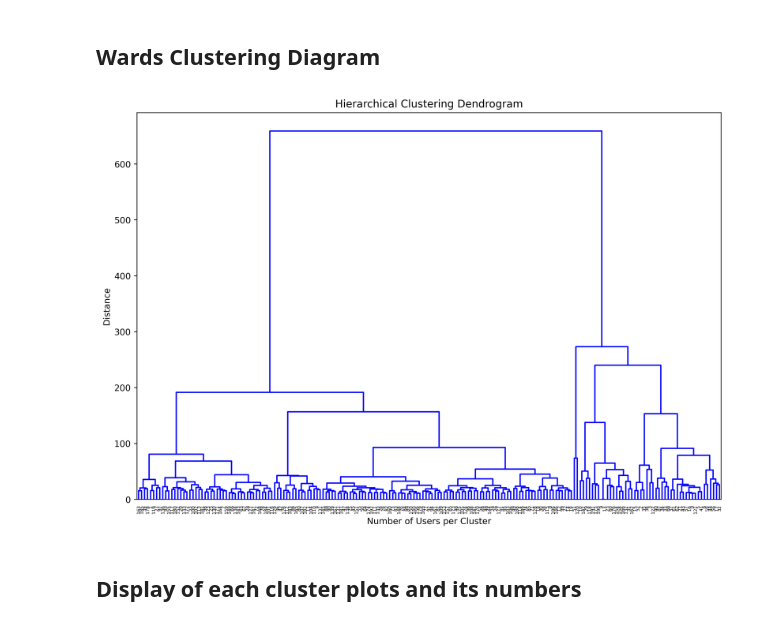
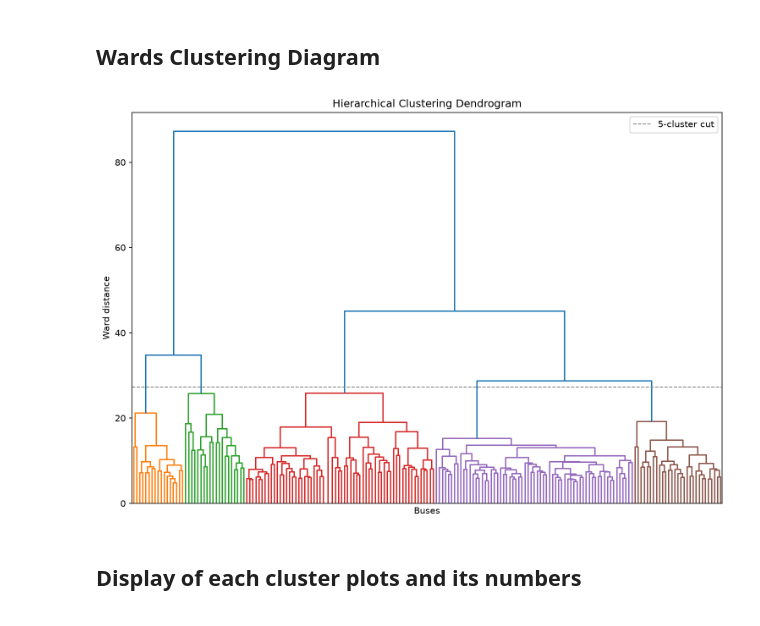
Before and after one commit to nnr2611/Residential-Energy-Forecasting-LSTM-XGBoost-hybrid-model, a Jupyter notebook: IowaState.ipynb, the cells around one changed output. Cells and saved outputs as stored; diff of their text form; code cells hidden in the pictures.

```diff
--- a/IowaState.ipynb
+++ b/IowaState.ipynb
@@ -9,2 +3,11 @@ To: /content/Smart Meter Data - Copy.csv
+# %%
+from pathlib import Path
+
+# Iowa State 240-bus test system: hourly nodal energy consumption (kWh) for 2017, one sheet per feeder
+DATA_DIR = Path(r"C:\Users\nithi\Downloads\Smart Meter Data\Smart Meter Data (06.17.2019)")
+DATA_FILE = DATA_DIR / "Smart Meter Data.xlsx"
+FEEDER_SHEETS = ["FeederA_Smart Meter Data", "FeederB_Smart Meter Data", "FeederC_Smart Meter Data"]
+
+assert DATA_FILE.exists(), f"Data file not found: {DATA_FILE}"
 # %% [markdown]
 ## **Data Preprocessing**
@@ -43,36 +112,35 @@ final_df = summer_df.resample('D').sum()
 # %%
 # Normalize using MinMaxScaler (range 0 to 5)
 scaler = MinMaxScaler(feature_range=(0, 5))
 scaled_df = pd.DataFrame(scaler.fit_transform(final_df), columns=final_df.columns, index=final_df.index)
 
-# Compute Euclidean distance matrix
-def calculate_euc_relational_matrix(data):
-    num_columns = data.shape[1]
-    euc_matrix = np.zeros((num_columns, num_columns))
-    for i in range(num_columns):
-        for j in range(num_columns):
-            euc_matrix[i, j] = euclidean(data.iloc[:, i].values, data.iloc[:, j].values)
-    return euc_matrix
+# Perform hierarchical (Ward) clustering.
+# Ward needs the raw observations (one row per bus, one column per day), NOT a precomputed distance matrix:
+# it computes the Euclidean distances itself, and passing a square matrix makes SciPy treat each
+# matrix row as a feature vector (the "uncondensed distance matrix" ClusterWarning).
+def hierarchical_clustering(profiles, num_clusters, dpi=400):
+    linkage_matrix = linkage(profiles, method="ward")
 
-e_mat_d = calculate_euc_relational_matrix(scaled_df)
+    # Colour the dendrogram by cluster: cut halfway between the (k-1)th and kth last merges
+    cut = (linkage_matrix[-num_clusters, 2] + linkage_matrix[-(num_clusters - 1), 2]) / 2
 
-# Perform hierarchical clustering
-def hierarchical_clustering(dtw_matrix, num_clusters, dpi=400):
-    linkage_matrix = linkage(dtw_matrix, method="ward")
     plt.figure(figsize=(12, 8), dpi=dpi)
-    dendrogram(linkage_matrix, color_threshold=0, above_threshold_color='blue')
-    plt.xlabel('Number of Users per Cluster')
-    plt.ylabel('Distance')
+    dendrogram(linkage_matrix, color_threshold=cut, no_labels=True)
+    plt.axhline(cut, color='gray', linestyle='--', linewidth=1, label=f'{num_clusters}-cluster cut')
+    plt.xlabel('Buses')
+    plt.ylabel('Ward distance')
     plt.title('Hierarchical Clustering Dendrogram')
+    plt.legend()
     plt.show()
     return linkage_matrix
 
 # Set number of clusters
 num_clusters = 5
-linkage_matrix = hierarchical_clustering(e_mat_d, num_clusters, dpi=400)
+bus_profiles = scaled_df.T.values   # shape (n_buses, n_days)
+linkage_matrix = hierarchical_clustering(bus_profiles, num_clusters, dpi=150)
 labels = fcluster(linkage_matrix, num_clusters, criterion='maxclust')
 # %% [output]
-[figure, old version]
+[figure, new version]
 # %% [markdown]
 ## **Display of each cluster plots and its numbers**
 # %%
```
Also changed, not shown: parts of 19 cells of this notebook, 3 other files.
